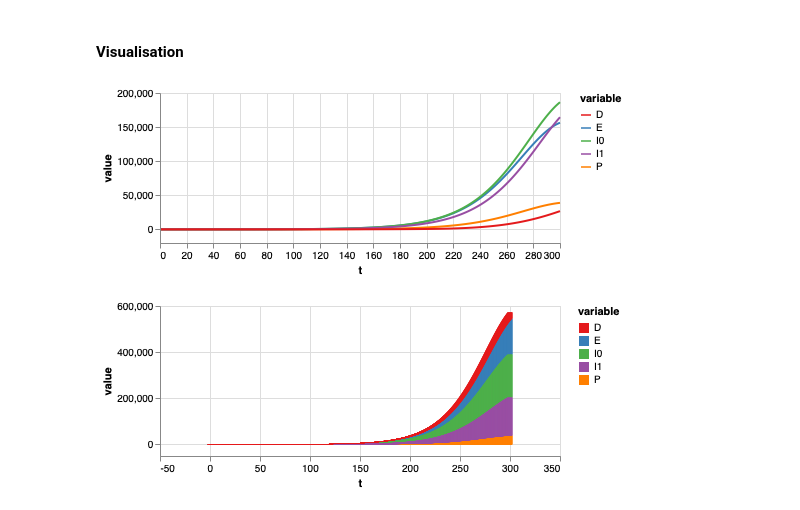
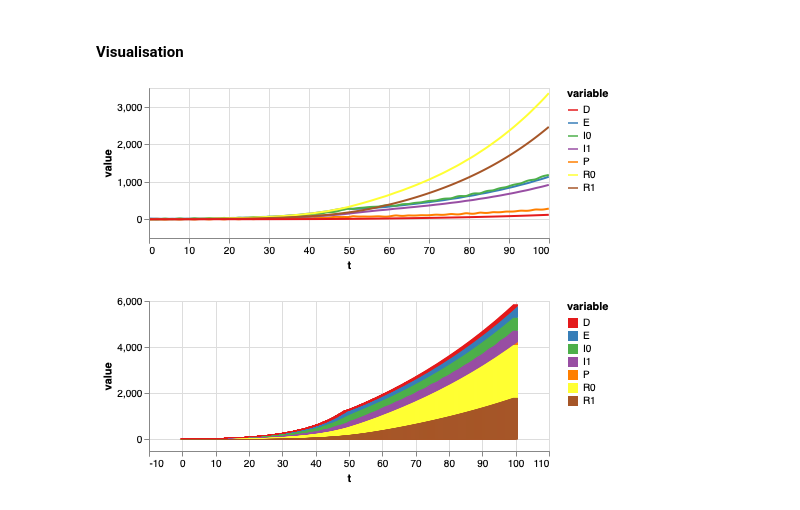
Before and after one commit to rex1fernando/coronavirus, a Jupyter notebook: model.ipynb, the cells around one changed output. Cells and saved outputs as stored; diff of their text form; code cells hidden in the pictures.

```diff
--- a/model.ipynb
+++ b/model.ipynb
@@ -16,6 +16,8 @@ def sir_ode(times,init,parms):
         CFR = CFR1 - min(1, n_icu / (N*I*p_icu))*(CFR1 - CFR0)
     else:
         CFR = CFR0
+    if times > intervention_time:
+        beta = beta*intervention_factor
     dS = -beta*S*(epsilon0*P + I0 + epsilon1*I1)
     dE = beta*S*(epsilon0*P + I0 + epsilon1*I1) - alpha*E
     dP = alpha*E - delta*P
@@ -33,11 +35,11 @@ epsilon1 = 1
 delta = 1
 gamma = 0.1
 c = 0.1
-CFR0 = 0.01
-CFR1 = 0.02
+CFR0 = 0.02
+CFR1 = 0.04
 p_icu = 0.0125
 n_icu = 300 # beds
-intervention_time = 200
+intervention_time = 49
 intervention_factor = 0.4
 
 
@@ -86,16 +88,19 @@ sir_out['t'] = sir_out['t']/N
 #### Visualisation
 # %%
 plot_values = sir_out.melt('t')
-plot_values = plot_values[(plot_values['variable'] != 'S') & (plot_values['variable'] != 'R1')& (plot_values['variable'] != 'R0')]
+plot_values = plot_values[(plot_values['variable'] != 'S')]
+# %%
+plot_values = plot_values[plot_values['t'] < 100]
 # %%
 alt.Chart(plot_values, height=150).mark_line().encode(
     x='t',
     y='value',
-    color=alt.Color('variable', scale=alt.Scale(scheme="set1"))
+    color=alt.Color('variable', scale=alt.Scale(scheme="set1")),
+    tooltip=['t','variable','value']
 ).properties(
-)
+).interactive()
 # %% [output]
-[figure, old version]
+[figure, new version]
 # %%
 alt.Chart(plot_values, height=150).mark_bar().encode(
     x='t',
@@ -104,4 +109,4 @@ alt.Chart(plot_values, height=150).mark_bar().encode(
 ).properties(
 ).interactive()
 # %% [output]
-[figure, old version]
+[figure, new version]
```
Also changed, not shown: parts of 1 cell of this notebook, 1 other file.
